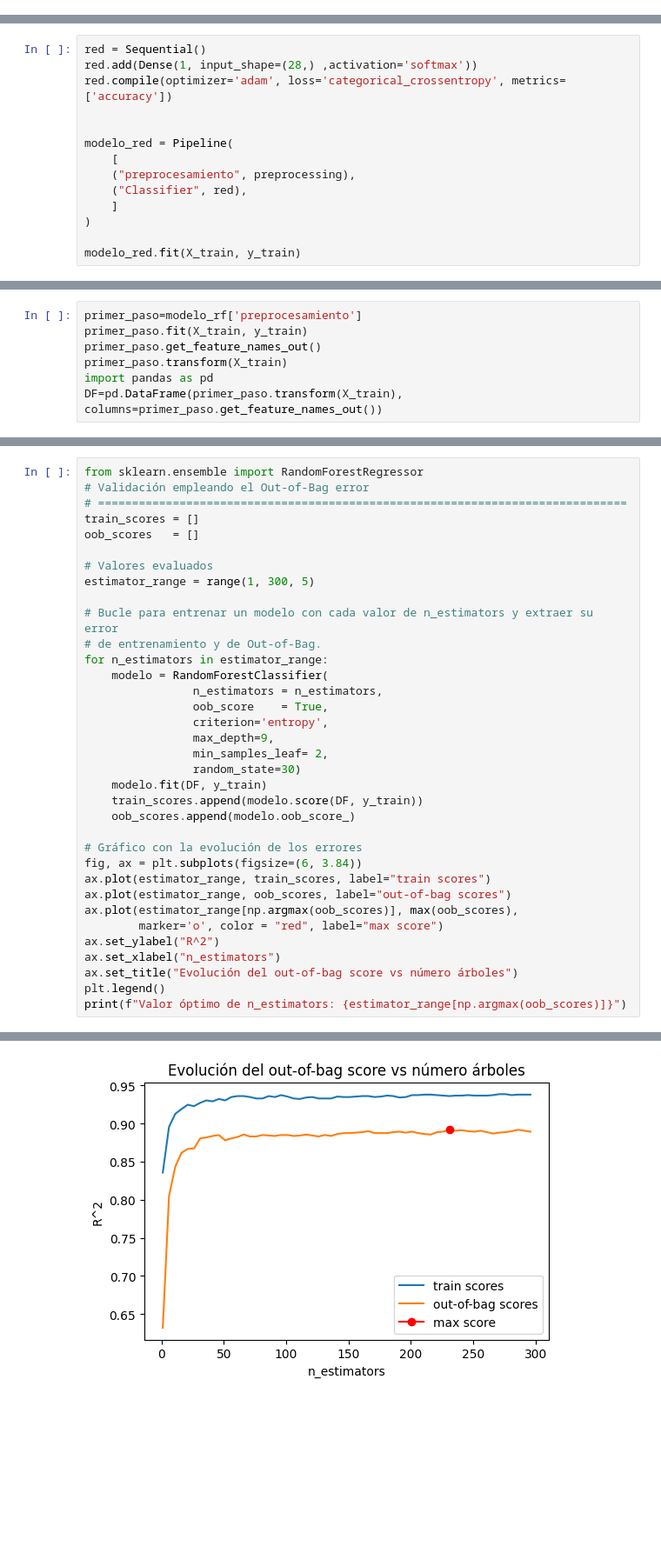
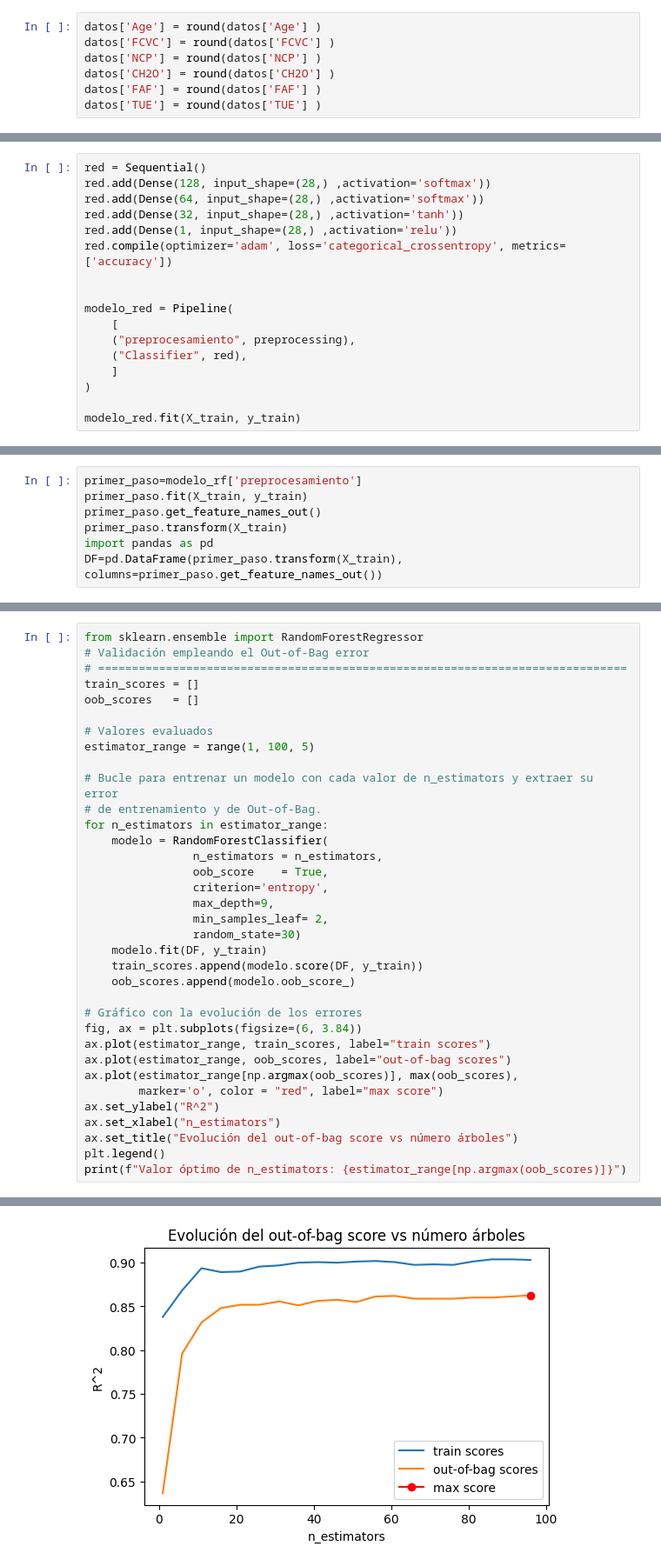
Before and after one commit to cmpineros/ProyObesity, a Jupyter notebook: Codigos/2Modelos supervisados.ipynb, the cells around one changed output, grey strips where cells are left out. Shown at 87% size. Cells and saved outputs as stored; diff of their text form; blank space fills up the shorter version.

```diff
--- a/Codigos/2Modelos supervisados.ipynb
+++ b/Codigos/2Modelos supervisados.ipynb
@@ -80,6 +78,13 @@ datos.describe()
 | max | 61.000000 | 1.980000 | 173.000000 | 3.000000 | 4.000000 | 3.000000 | 3.000000 | 2.000000 |
 # %% [markdown]
 A continuación, se realizó la separición de las variables categoricas y númericas en conjunto de la separación de la base en testeo y train. Adicionalmente para la variable objetivo "NObeyesdad" se agruparon sus 6 categorias en dos, siendo el estado 1 si el individuo es obeso y 0 que no lo es.
+# %%
+datos['Age'] = round(datos['Age'] )
+datos['FCVC'] = round(datos['FCVC'] )
+datos['NCP'] = round(datos['NCP'] )
+datos['CH2O'] = round(datos['CH2O'] )
+datos['FAF'] = round(datos['FAF'] )
+datos['TUE'] = round(datos['TUE'] )
 # %%
 rng = np.random.RandomState(seed=30) # Algo pasa con la semilla pero en X_train la variable CAEC queda sin always, por eso al ajustar el modelo no encuentra la categoría
 categorical= ["Gender","family_history_with_overweight", "FAVC","SMOKE", "SCC","CAEC","CALC",'MTRANS']
@@ -592,7 +597,10 @@ plt.show()
 Se utilizó la combinación de las funciones Pipeline y GridSearchCV para implementar Redes Neuronales. El propósito fue generar diversos modelos de Redes Neuronales y identificar aquel que lograra el mejor rendimiento en términos de precisión (accuracy).
 # %%
 red = Sequential()
-red.add(Dense(1, input_shape=(28,) ,activation='softmax'))
+red.add(Dense(128, input_shape=(28,) ,activation='softmax'))
+red.add(Dense(64, input_shape=(28,) ,activation='softmax'))
+red.add(Dense(32, input_shape=(28,) ,activation='tanh'))
+red.add(Dense(1, input_shape=(28,) ,activation='relu'))
 red.compile(optimizer='adam', loss='categorical_crossentropy', metrics=['accuracy'])
 
 
@@ -919,7 +931,7 @@ train_scores = []
 oob_scores   = []
 
 # Valores evaluados
-estimator_range = range(1, 300, 5)
+estimator_range = range(1, 100, 5)
 
 # Bucle para entrenar un modelo con cada valor de n_estimators y extraer su error
 # de entrenamiento y de Out-of-Bag.
@@ -951,4 +963,4 @@ Valor óptimo de n_estimators: 231
-[figure, old version]
+[figure, new version]
 # %%
 # Validación empleando k-cross-validation y neg_root_mean_squared_error
 # ==============================================================================
```
Also changed, not shown: parts of 41 cells of this notebook.
